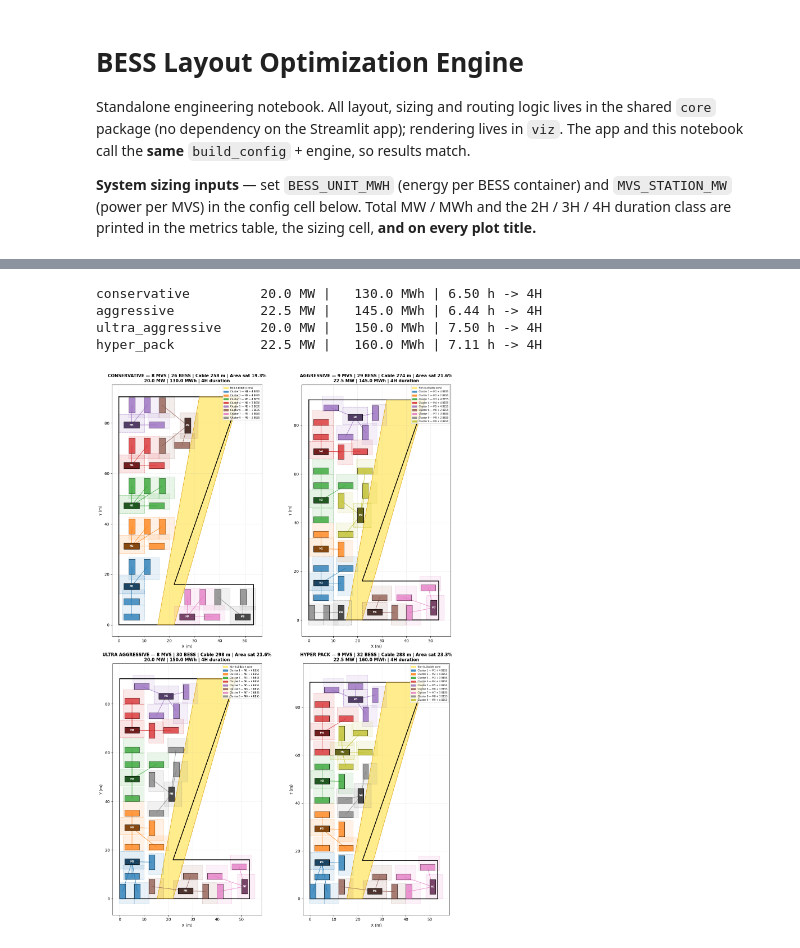
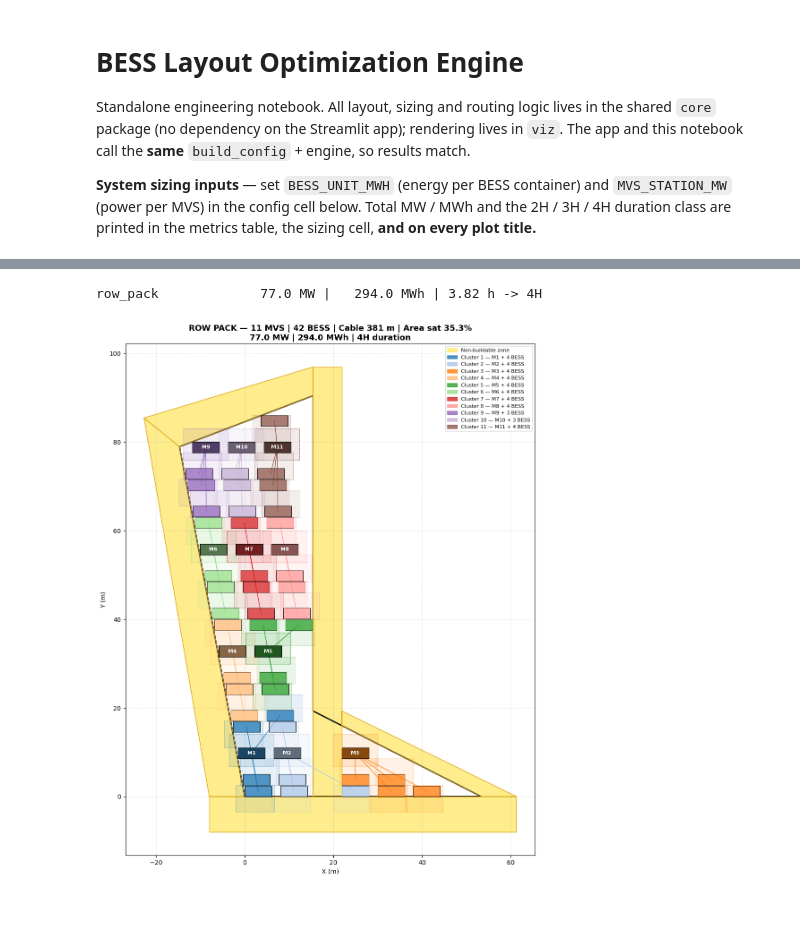
Before and after one commit to alopezberm/Layout_BESS_Tool, a Jupyter notebook: Layout.ipynb, the cells around one changed output, grey strips where cells are left out. Saved outputs shown, nothing was run; the diff lists cells and outputs as text; code cells hidden in the pictures; blank space fills up the shorter version.

```diff
--- a/Layout.ipynb
+++ b/Layout.ipynb
@@ -11,28 +11,30 @@ for cand in ('.', '..'):
     if os.path.isdir(os.path.join(cand, 'core')):
         sys.path.insert(0, os.path.abspath(cand)); break
 
-from core import build_config, run_bess_optimization, run_colocated_optimization, size_system
-from viz import print_comparison, plot_comparison, plot_all_standalone
+from core import build_config, run_row_packing, run_colocated_optimization, size_system
+from viz import plot_individual, print_comparison
 
 # =========================================================
 # SYSTEM SIZING INPUTS  <-- set your MWh / MW here
 # =========================================================
-BESS_UNIT_MWH  = 5.0    # energy per BESS container (MWh)
-MVS_STATION_MW = 2.5    # power capacity per MVS station (MW)
+BESS_UNIT_MWH  = 7.0    # energy per BESS container (MWh)
+MVS_STATION_MW = 7.0    # power capacity per MVS station (MW)
 
 # =========================================================
 # SITE + EQUIPMENT CONFIGURATION  (single source via build_config)
 # =========================================================
-cable_corridor = [(15.4, 0), (21.9, 0), (47.7, 90.4), (31.9, 90.4)]
-out_of_scope   = [(21.9, 16), (53.3, 16), (53.3, 90.4), (47.7, 90.4)]
+restricted_zone_1 = [(15.4, 0), (21.9, 0), (21.9, 96.9), (15.4, 96.9)]
+restricted_zone_2 = [(21.9, 19.3), (21.9, 16), (53.3, 0), (61.3, 0)]
+restricted_zone_3 = [(61.3, 0), (61.3, -8), (-8, -8), (-8, 0)]
+restricted_zone_4 = [(-8, 0), (-22.7, 85.4), (-14.7, 78.9), (0, 0)]
+restricted_zone_5 = [(-22.7, 85.4), (-14.7, 78.9), (15.4, 90.4), (15.4, 96.9)]
 
 CONFIG = build_config(
     site_vertices=[
-        (0, 0), (53.3, 0), (53.3, 16), (21.9, 16),
-        (47.7, 90.4), (8, 90.4), (0, 90.4),
-    ],
-    non_buildable=[cable_corridor],
-    restricted=[out_of_scope],
+        (0, 0), (53.3, 0), (15.4, 19.3), (15.4, 90.4),(-14.7, 78.9)
+        ],
+    non_buildable=[restricted_zone_1, restricted_zone_2, restricted_zone_3, restricted_zone_4, restricted_zone_5],
+    # restricted=[restricted_zone_1, restricted_zone_2, restricted_zone_3, restricted_zone_4, restricted_zone_5],
     # Per-side clearances (m). Width/height stay at the standard 6.06 x 2.44.
     bess_clearance={'front': 3.5, 'back': 0.15, 'left': 0.6, 'right': 2.0},
     mvs_clearance={'front': 3.0, 'back': 1.7,  'left': 2.0, 'right': 2.0},
@@ -47,14 +49,12 @@ CONFIG = build_config(
 # %%
 import time
 
-scenarios = []
-for mode in ("conservative", "aggressive", "ultra_aggressive", "hyper_pack"):
-    t0 = time.perf_counter()
-    res = run_bess_optimization(CONFIG, mode=mode, verbose=False)
-    elapsed = time.perf_counter() - t0
-    print(f"{mode:<20s} -> {res['metrics']['bess_count']:3d} BESS in {elapsed:5.1f} s")
-    scenarios.append(res)
+# Row/shelf packer — true back-to-back rows that exploit the small back clearance.
+t0 = time.perf_counter()
+res = run_row_packing(CONFIG, verbose=True)
+print(f"\nrow_pack -> {res['metrics']['bess_count']} BESS / {res['metrics']['mvs_count']} MVS "
+      f"in {time.perf_counter()-t0:.1f} s")
 
-# Metrics table (CONFIG passed so all 4 scenarios are shown, sized and duration-classed).
+scenarios = [res]
 print_comparison(CONFIG, *scenarios)
 # %% [output]
@@ -86,12 +83,9 @@ for res in scenarios:
     print(f"{res['mode']:<18s} {s['total_mw']:6.1f} MW | {s['total_mwh']:7.1f} MWh | "
           f"{s['duration_h']:.2f} h -> {s['duration_label']}")
 # %% [output]
-conservative         20.0 MW |   130.0 MWh | 6.50 h -> 4H
-aggressive           22.5 MW |   145.0 MWh | 6.44 h -> 4H
-ultra_aggressive     20.0 MW |   150.0 MWh | 7.50 h -> 4H
-hyper_pack           22.5 MW |   160.0 MWh | 7.11 h -> 4H
+row_pack             77.0 MW |   294.0 MWh | 3.82 h -> 4H
 # %%
-# 2x2 panel overview  (each title shows MW | MWh | duration)
-plot_comparison(*scenarios, config=CONFIG)
+# Full-size layout (title shows MW | MWh | duration)
+plot_individual(res, CONFIG)
 # %% [output]
-[figure, old version]
+[figure, new version]
```
Also changed, not shown: parts of 3 cells of this notebook, 11 other files.
